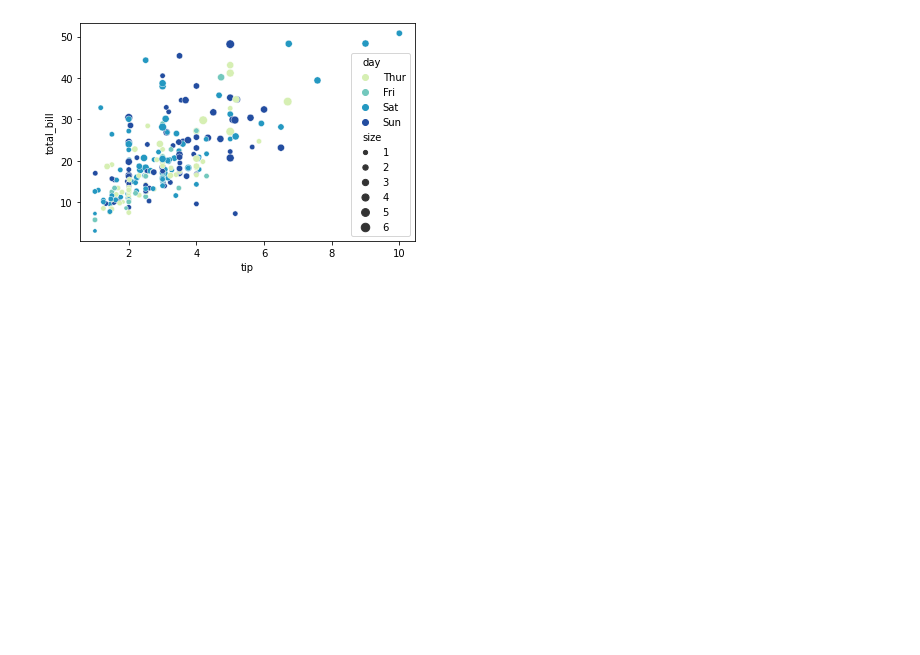
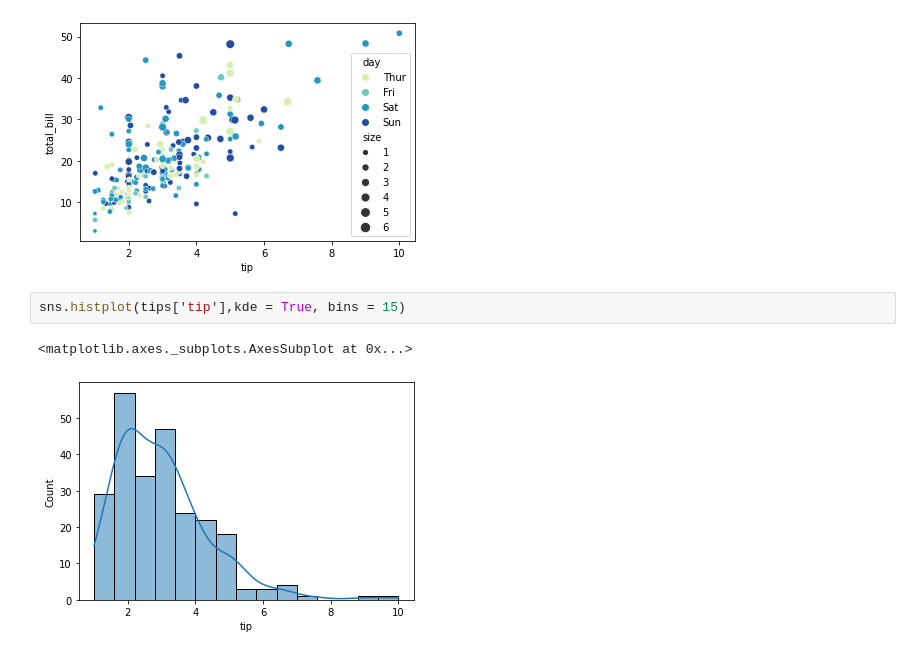
Before and after one commit to arnavd2001/Practise-MiniProjects, a Jupyter notebook: seaborn_practise.ipynb, the cells around one changed output. Drawn from its saved outputs; the diff is of its cells as text; blank space fills up the shorter version.

```diff
--- a/seaborn_practise.ipynb
+++ b/seaborn_practise.ipynb
@@ -104,3 +56,8 @@ sns.scatterplot(x = "tip", y = "total_bill", data = tips, hue = "day", size = "s
 # %% [output]
 <matplotlib.axes._subplots.AxesSubplot at 0x...>
 [figure]
+# %%
+sns.histplot(tips['tip'],kde = True, bins = 15)
+# %% [output]
+<matplotlib.axes._subplots.AxesSubplot at 0x...>
+[figure, added]
```
Also changed, not shown: parts of 20 cells of this notebook.
